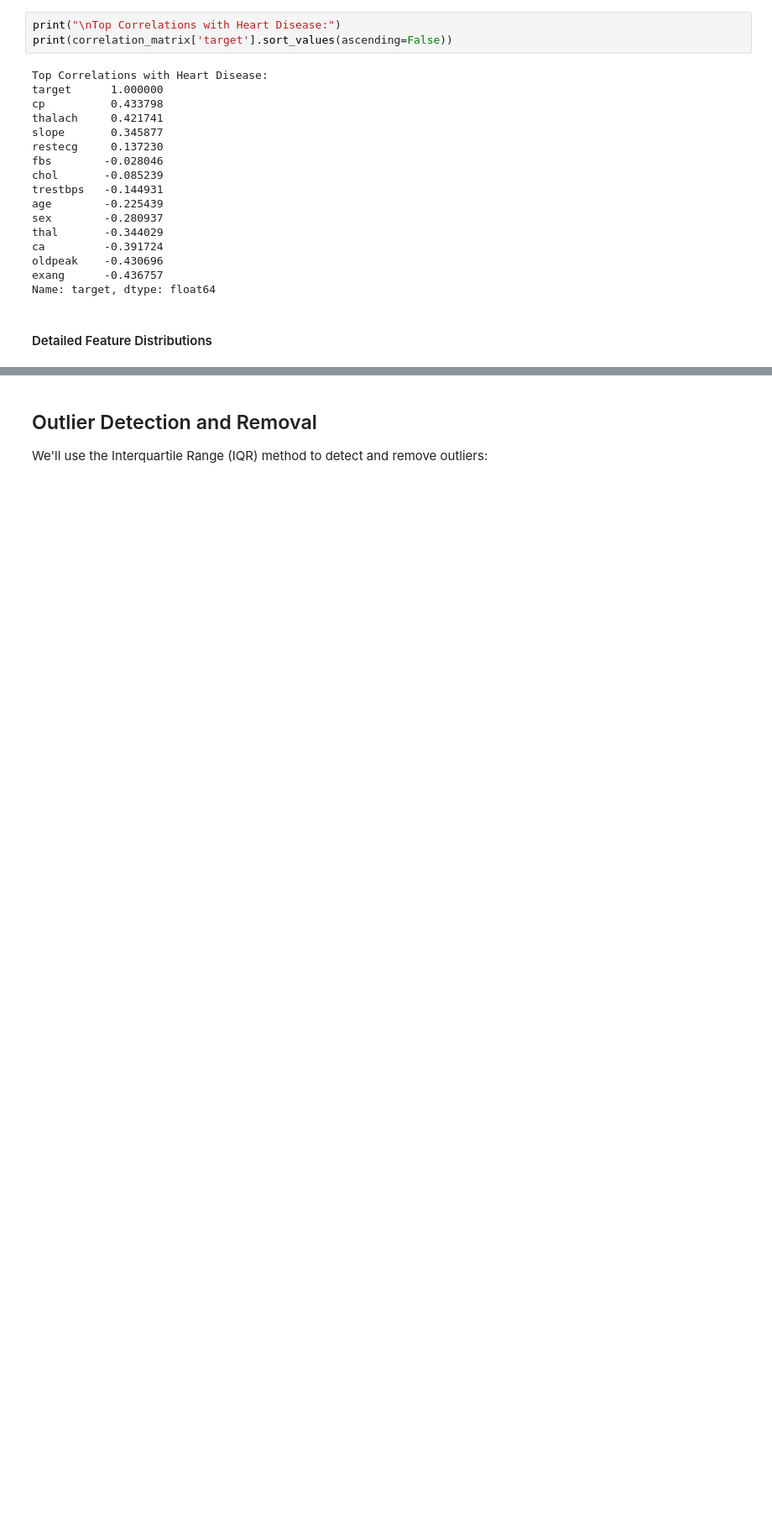
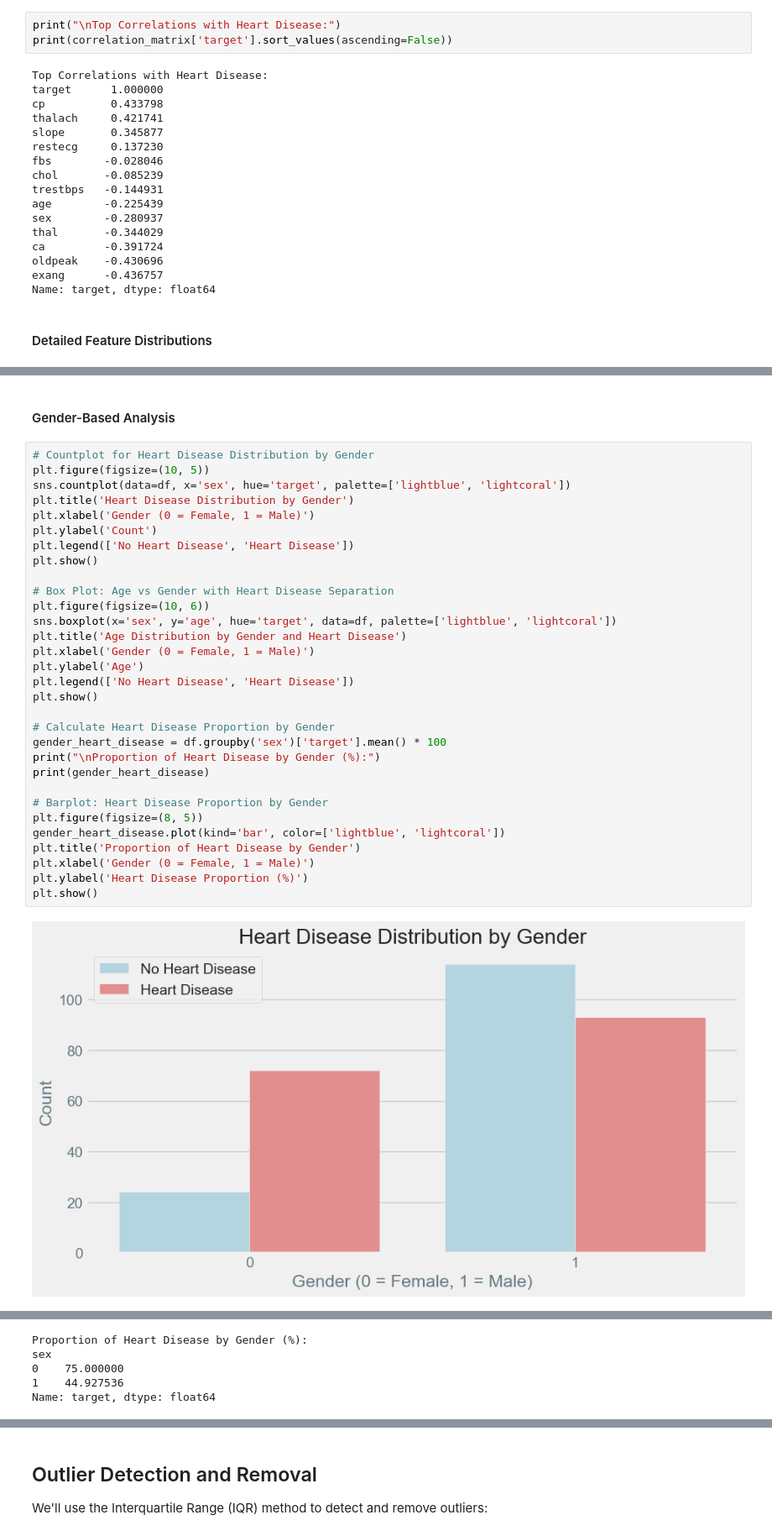
Before and after one commit to baherjr/DM-and-BI-Project, a Jupyter notebook: Heart Disease Classification Project.ipynb, the cells around one changed output, grey strips where cells are left out. Shown at 84% size. Cells and saved outputs as stored; diff of their text form; blank space fills up the shorter version.

Commit message:
Added Gender-Based Analysis and Age-Based Analysis

```diff
--- a/Heart Disease Classification Project.ipynb
+++ b/Heart Disease Classification Project.ipynb
@@ -163,0 +177,35 @@ plt.show()
+# %% [markdown]
+#### Gender-Based Analysis
+# %%
+# Countplot for Heart Disease Distribution by Gender
+plt.figure(figsize=(10, 5))
+sns.countplot(data=df, x='sex', hue='target', palette=['lightblue', 'lightcoral'])
+plt.title('Heart Disease Distribution by Gender')
+plt.xlabel('Gender (0 = Female, 1 = Male)')
+plt.ylabel('Count')
+plt.legend(['No Heart Disease', 'Heart Disease'])
+plt.show()
+
+# Box Plot: Age vs Gender with Heart Disease Separation
+plt.figure(figsize=(10, 6))
+sns.boxplot(x='sex', y='age', hue='target', data=df, palette=['lightblue', 'lightcoral'])
+plt.title('Age Distribution by Gender and Heart Disease')
+plt.xlabel('Gender (0 = Female, 1 = Male)')
+plt.ylabel('Age')
+plt.legend(['No Heart Disease', 'Heart Disease'])
+plt.show()
+
+# Calculate Heart Disease Proportion by Gender
+gender_heart_disease = df.groupby('sex')['target'].mean() * 100
+print("\nProportion of Heart Disease by Gender (%):")
+print(gender_heart_disease)
+
+# Barplot: Heart Disease Proportion by Gender
+plt.figure(figsize=(8, 5))
+gender_heart_disease.plot(kind='bar', color=['lightblue', 'lightcoral'])
+plt.title('Proportion of Heart Disease by Gender')
+plt.xlabel('Gender (0 = Female, 1 = Male)')
+plt.ylabel('Heart Disease Proportion (%)')
+plt.show()
+# %% [output]
+[figure, added]
@@ -163,0 +213,5 @@ plt.show()
+Proportion of Heart Disease by Gender (%):
+sex
+0    75.000000
+1    44.927536
+Name: target, dtype: float64
```
Also changed, not shown: parts of 9 cells of this notebook.
